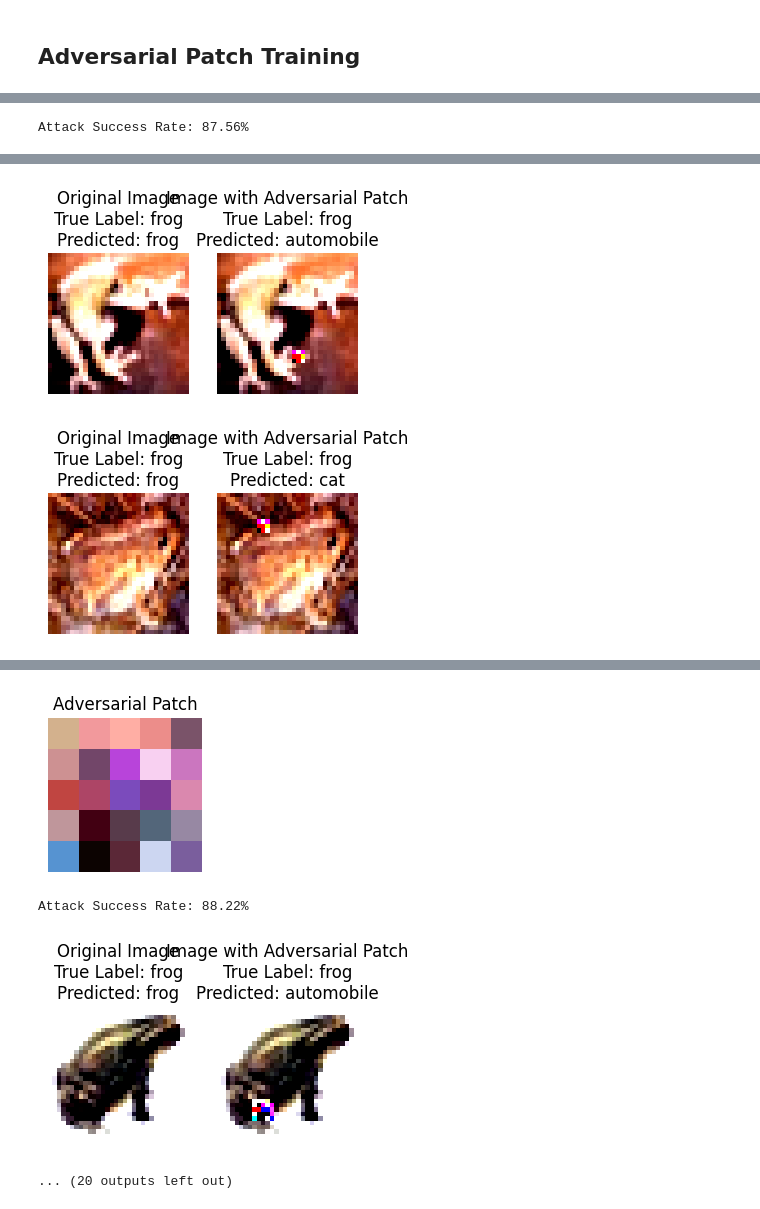
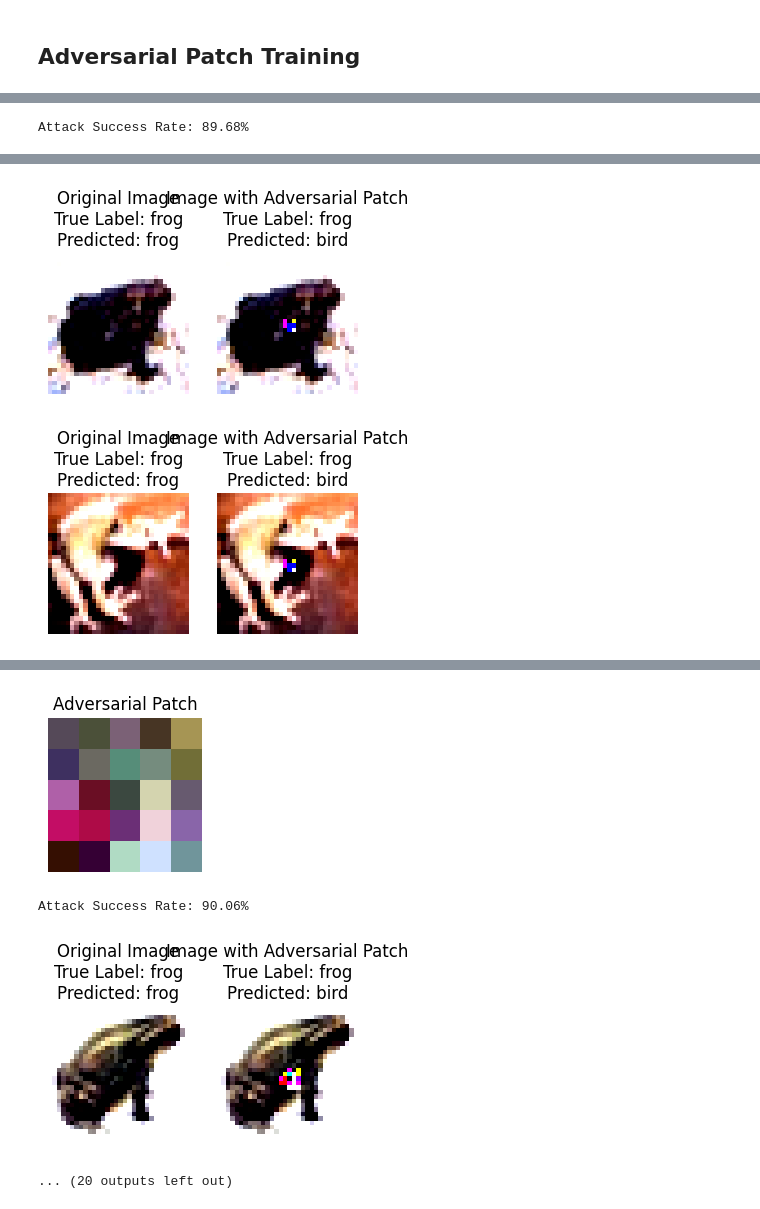
Before and after one commit to tinayiluo0322/ECE_Final_Project_2025, a Jupyter notebook: ASR_Adversarial_Patch_Attack.ipynb, the cells around one changed output, grey strips where cells are left out. Drawn from its saved outputs; the diff is of its cells as text; code cells hidden in the pictures.

```diff
--- a/ASR_Adversarial_Patch_Attack.ipynb
+++ b/ASR_Adversarial_Patch_Attack.ipynb
@@ -246,7 +246,7 @@ if train_on_gpu:
 
 # Step 3: Load the pretrained weights
 # (make sure ResNet18.pt is in your working directory or give full path)
-pretrained_path = "ResNet18.pt"
+pretrained_path = "ResNet18_20250419.pt"
 model.load_state_dict(torch.load(pretrained_path, map_location=torch.device('cuda' if torch.cuda.is_available() else 'cpu')))
 
 # Step 4: Move model to device and eval mode
@@ -438,7 +405,7 @@ patch_sizes = [(3, 3), (5, 5), (7, 7), (16, 16)]
 for patch_size in patch_sizes:
     print(f"\nTraining for patch size: {patch_size}")
     patch = create_patch(patch_size)
-    train_adversarial_patch(model, patch, target_class=None, num_epochs=20)
+    train_adversarial_patch(model, patch, target_class=None, num_epochs=50)
 
     # Save the patch
     torch.save(patch, f'adversarial_patch_{patch_size[0]}x{patch_size[1]}.pth')
@@ -474 +441 @@ Visualizing patch of size (3, 3)
-Attack Success Rate: 87.56%
+Attack Success Rate: 89.68%
@@ -478,3 +445,3 @@ Attack Success Rate: 87.56%
-[figure, old version]
+[figure, new version]
-[figure, old version]
+[figure, new version]
 Training for patch size: (5, 5)
@@ -496,5 +463,5 @@ Epoch 20/20, Loss: 5.2342
 Visualizing patch of size (5, 5)
-[figure, old version]
+[figure, new version]
-Attack Success Rate: 88.22%
+Attack Success Rate: 90.06%
-[figure, old version]
+[figure, new version]
 ... (20 outputs left out)
```
Also changed, not shown: parts of 3 cells of this notebook.
